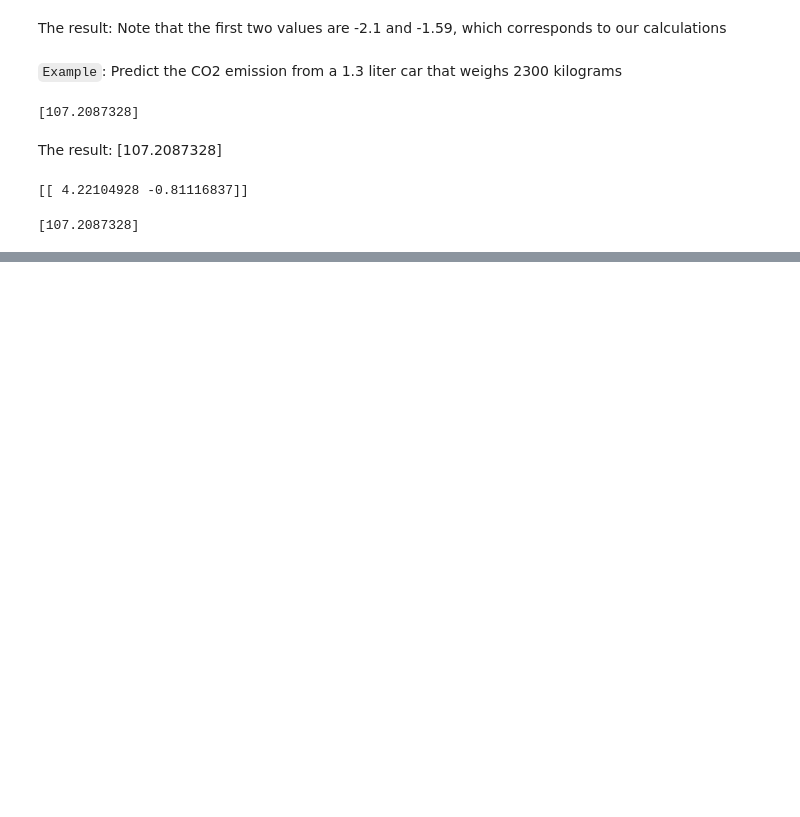
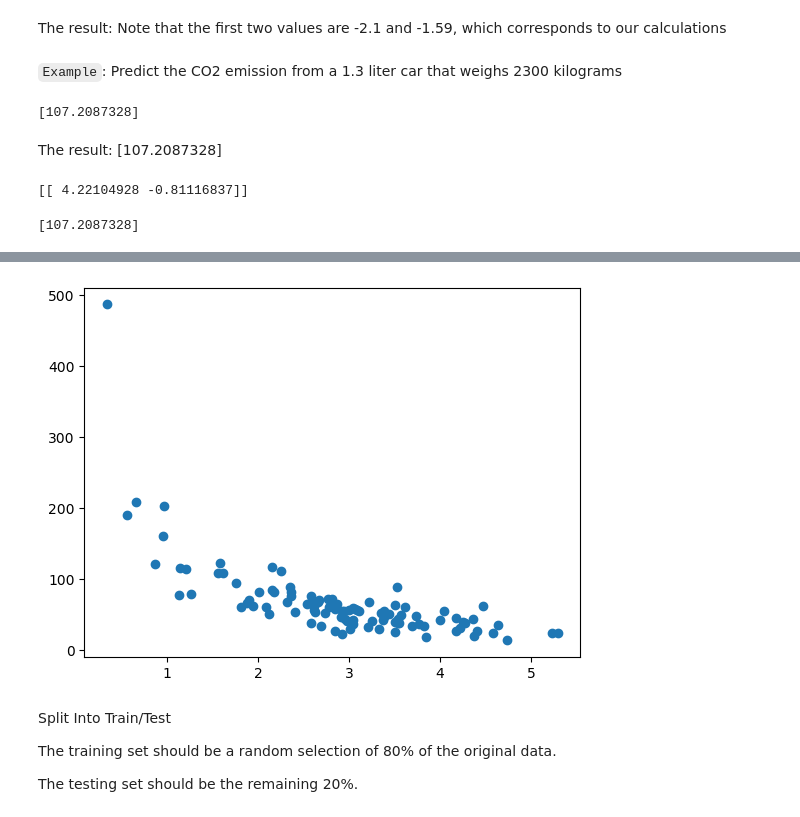
Before and after one commit to pixel-perfect-metodology/python_playground, a Jupyter notebook: ml/day_1.ipynb, the cells around one changed output, grey strips where cells are left out. Drawn from its saved outputs; the diff is of its cells as text; code cells hidden in the pictures; blank space fills up the shorter version.

```diff
--- a/ml/day_1.ipynb
+++ b/ml/day_1.ipynb
@@ -697,0 +720,18 @@ plt.show()
+# %%
+import numpy
+import matplotlib.pyplot as plt
+numpy.random.seed(2)
+
+x = numpy.random.normal(3, 1, 100)
+y = numpy.random.normal(150, 40, 100) / x
+
+plt.scatter(x, y)
+plt.show()
+# %% [output]
+[figure, added]
+# %% [markdown]
+Split Into Train/Test
+
+The training set should be a random selection of 80% of the original data.
+
+The testing set should be the remaining 20%.
```
Also changed, not shown: parts of 36 cells of this notebook.
